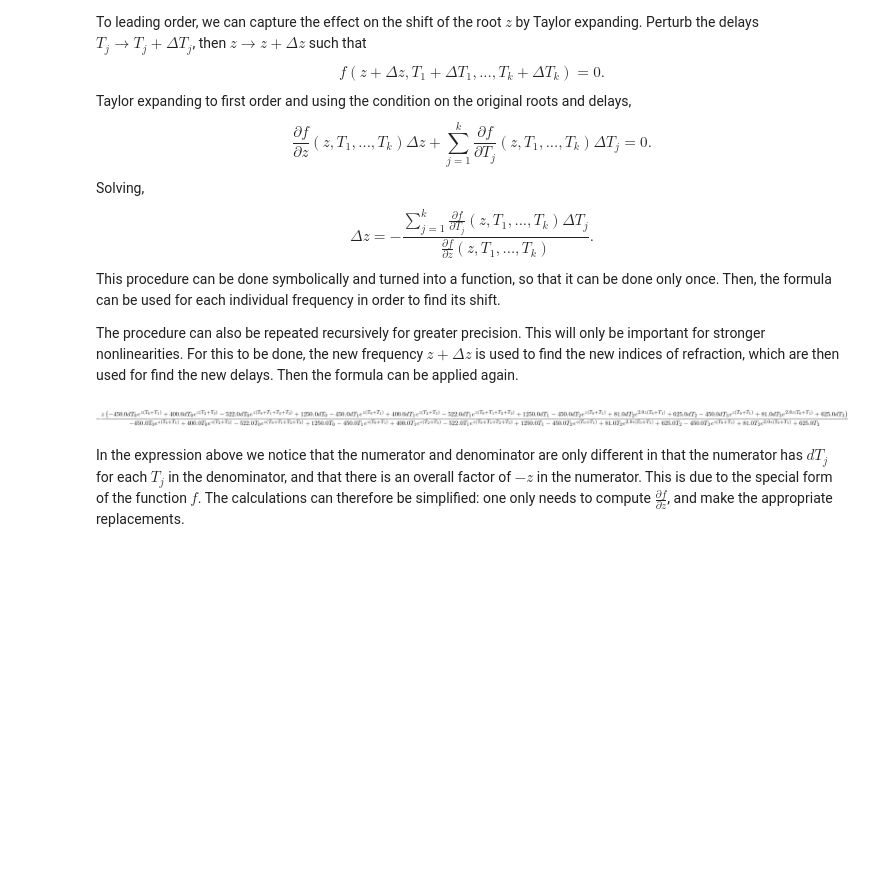
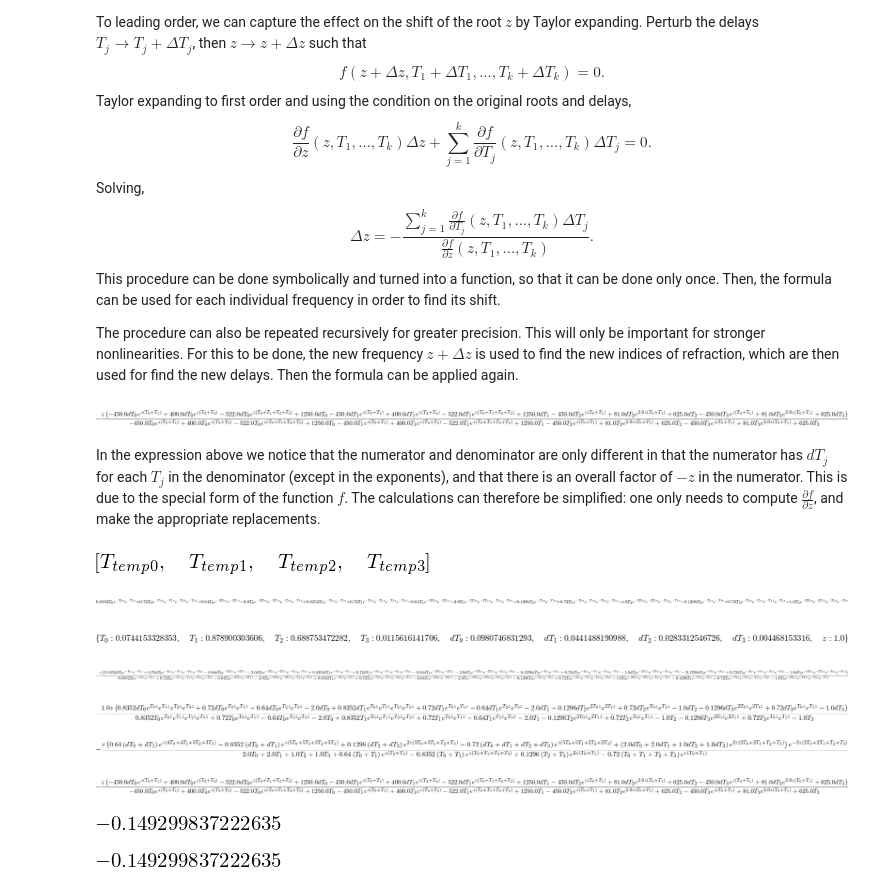
Before and after one commit to tabakg/potapov_interpolation, a Jupyter notebook: Notes_modifying_delays.ipynb, the cells around one changed output. Drawn from its saved outputs; the diff is of its cells as text; code cells hidden in the pictures; blank space fills up the shorter version.

```diff
--- a/Notes_modifying_delays.ipynb
+++ b/Notes_modifying_delays.ipynb
@@ -237,4 +238,4 @@ sol[0]
 # %% [output]
 [figure]
 # %% [markdown]
-In the expression above we notice that the numerator and denominator are only different in that the numerator has $d T_j$ for each $T_j$ in the denominator, and that there is an overall factor of $-z$ in the numerator. This is due to the special form of the function $f$. The calculations can therefore be simplified: one only needs to compute $\frac{\partial f}{\partial z}$, and make the appropriate replacements.
+In the expression above we notice that the numerator and denominator are only different in that the numerator has $d T_j$ for each $T_j$ in the denominator (except in the exponents), and that there is an overall factor of $-z$ in the numerator. This is due to the special form of the function $f$. The calculations can therefore be simplified: one only needs to compute $\frac{\partial f}{\partial z}$, and make the appropriate replacements.
@@ -240,0 +244,6 @@ In the expression above we notice that the numerator and denominator are only di
+# %%
+T_temps = [sp.symbols('T_temp_'+str(i)) for i in range(4)]
+# %%
+T_temps
+# %% [output]
+[figure, added]
@@ -240,0 +261,4 @@ In the expression above we notice that the numerator and denominator are only di
+# %%
+diff_z
+# %% [output]
+[figure, added]
@@ -240,0 +271,28 @@ In the expression above we notice that the numerator and denominator are only di
+# %%
+D_sample
+# %% [output]
+[figure, added]
+# %%
+sol2
+# %% [output]
+[figure, added]
+# %%
+sp.factor(sol2)
+# %% [output]
+[figure, added]
+# %%
+sp.simplify(sol2)
+# %% [output]
+[figure, added]
+# %%
+sol[0]
+# %% [output]
+[figure, added]
+# %%
+sol2.subs(D_sample)
+# %% [output]
+[figure, added]
+# %%
+sol[0].subs(D_sample)
+# %% [output]
+[figure, added]
```
Also changed, not shown: parts of 9 cells of this notebook, 2 other files.
